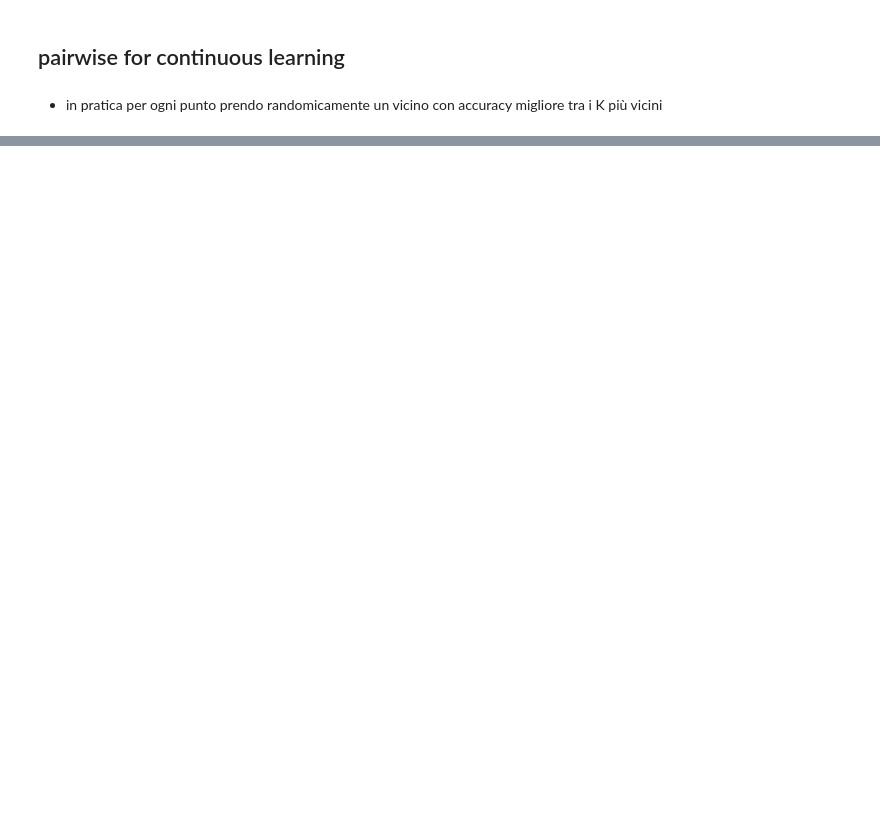
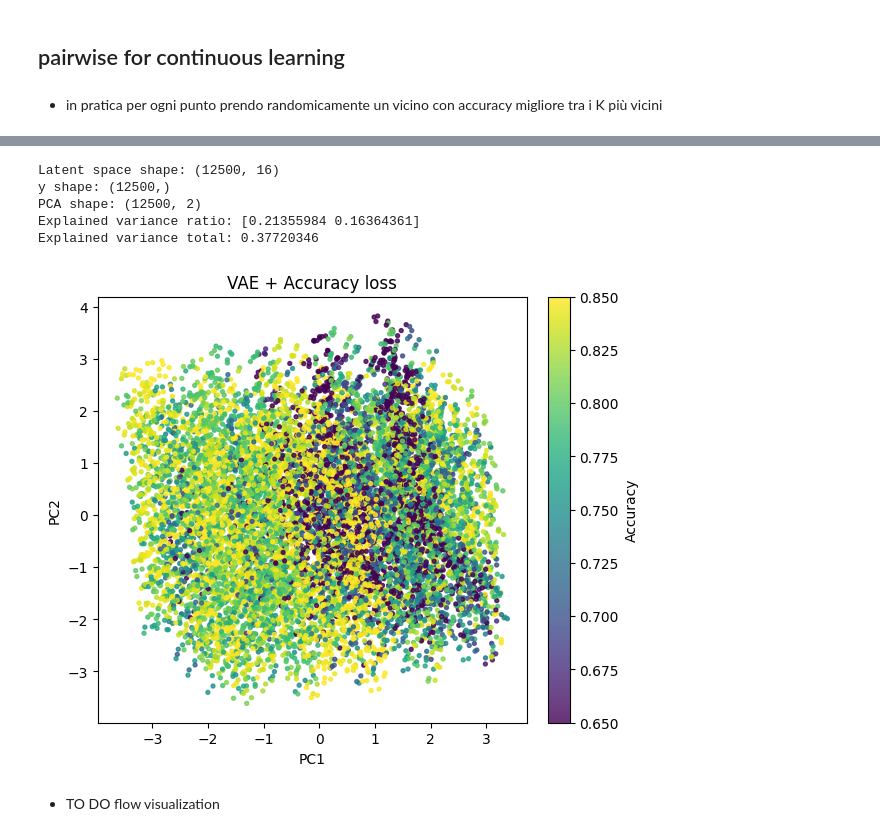
Before and after one commit to mvrmoris/Deep-Learning-Project, a Jupyter notebook: latent_space/data_inspection.ipynb, the cells around one changed output, grey strips where cells are left out. Cells and saved outputs as stored; diff of their text form; code cells hidden in the pictures; blank space fills up the shorter version.

```diff
--- a/latent_space/data_inspection.ipynb
+++ b/latent_space/data_inspection.ipynb
@@ -1047,0 +1323,80 @@ plt.show()
+# %%
+import numpy as np
+import matplotlib.pyplot as plt
+from sklearn.decomposition import PCA
+
+# =========================
+# 1. Estraggo i mu dal VAE
+# =========================
+
+model.eval()
+
+z_mu_list = []
+y_list = []
+
+with torch.no_grad():
+
+    for batch in train_loader:
+
+        x = batch[0].to(DEVICE).float()
+        y = batch[1].to(DEVICE).float()
+
+        mu, logvar = model.encode(x)
+
+        z_mu_list.append(mu.cpu().numpy())
+        y_list.append(y.cpu().numpy())
+
+z_mu_vae_acc = np.concatenate(z_mu_list, axis=0)
+y_train_plot = np.concatenate(y_list, axis=0)
+
+print("Latent space shape:", z_mu_vae_acc.shape)
+print("y shape:", y_train_plot.shape)
+
+
+# =========================
+# 2. PCA da 16D a 2D
+# =========================
+
+pca = PCA(n_components=2)
+
+z_2d_vae_acc = pca.fit_transform(z_mu_vae_acc)
+
+print("PCA shape:", z_2d_vae_acc.shape)
+print("Explained variance ratio:", pca.explained_variance_ratio_)
+print("Explained variance total:", pca.explained_variance_ratio_.sum())
+
+
+# =========================
+# 3. Plot spazio latente
+# =========================
+
+fig, ax = plt.subplots(figsize=(6, 5), constrained_layout=True)
+
+sc = ax.scatter(
+    z_2d_vae_acc[:, 0],
+    z_2d_vae_acc[:, 1],
+    c=y_train_plot,
+    cmap="viridis",
+    s=8,
+    alpha=0.8,
+    vmin=0.65,
+    vmax=0.85
+)
+
+ax.set_title("VAE + Accuracy loss")
+ax.set_xlabel("PC1")
+ax.set_ylabel("PC2")
+
+cbar = fig.colorbar(sc, ax=ax)
+cbar.set_label("Accuracy")
+
+plt.show()
+# %% [output]
+Latent space shape: (12500, 16)
+y shape: (12500,)
+PCA shape: (12500, 2)
+Explained variance ratio: [0.21355984 0.16364361]
+Explained variance total: 0.37720346
+[figure, added]
+# %% [markdown]
+- TO DO flow visualization
```
Also changed, not shown: parts of 42 cells of this notebook.
